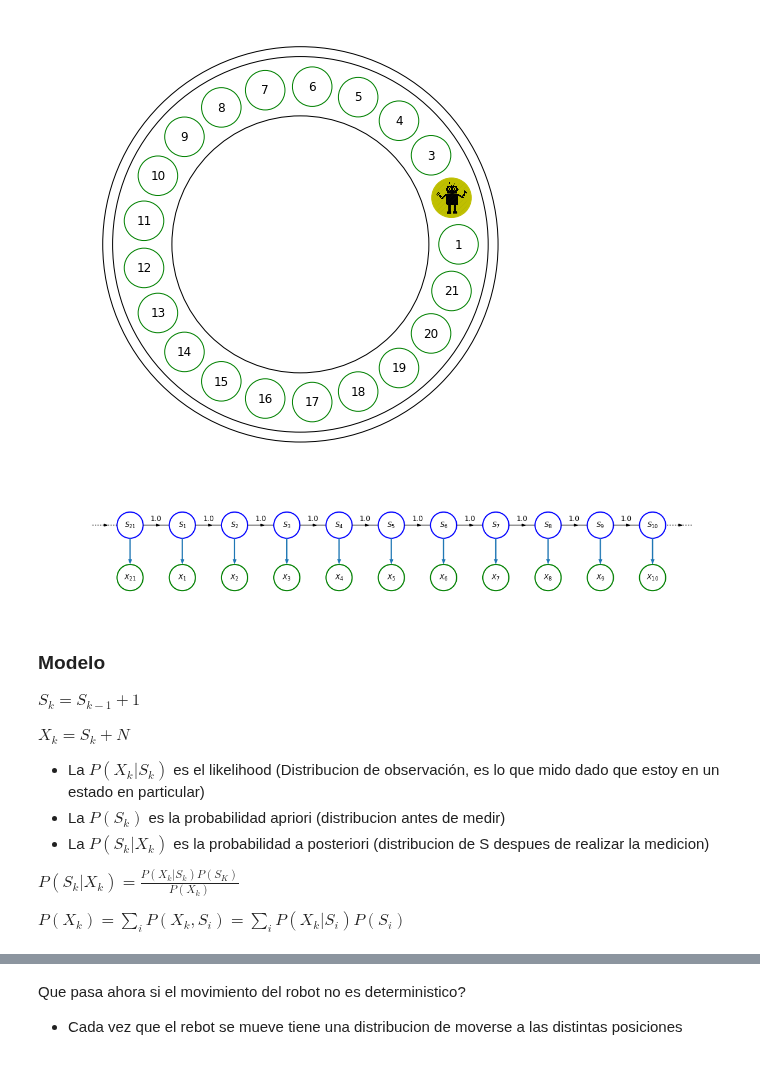
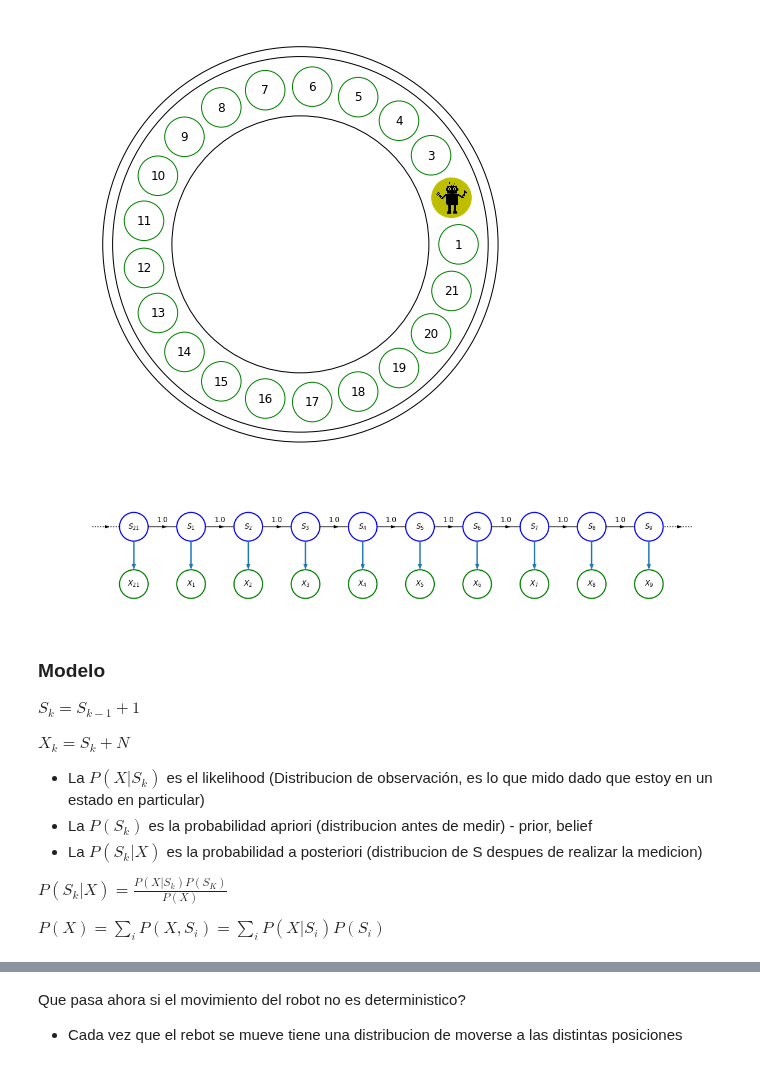
Before and after one commit to jganzabal/Kalman-as-Recursive-Bayesian-Estimation, a Jupyter notebook: Kalman filters.ipynb, the cells around one changed output, grey strips where cells are left out. Saved outputs shown, nothing was run; the diff lists cells and outputs as text; code cells hidden in the pictures.

```diff
--- a/Kalman filters.ipynb
+++ b/Kalman filters.ipynb
@@ -21,39 +21,20 @@ Toy example:
 kalman.plot_robot_room(N = 21, loc = 2)
 # %% [output]
 [figure]
-# %%
-import draw_hmm as hmm
-plt.figure(figsize = (20,10))
-state = 1
-hmm.draw_state(state = state, state_label = 21)
-hmm.draw_transition(state1 = state, state2 = state+1, text = 1.0)
-hmm.draw_observed(state = state, state_label = 21)
-N_states = 10
-for s in range(N_states):
-    state = state + 1
-    hmm.draw_state(state = state, state_label = state-1)
-    #hmm.draw_self_transition(state = state)
-    if s<(N_states-1):
-        hmm.draw_transition(state1 = state, state2 = state+1, text = 1.0)
-    hmm.draw_observed(state = state, state_label = state-1)
-
-hmm.draw_infinite(state, state+1)
-plt.axis('scaled')
-plt.axis('off')
-
-plt.show()
-# %% [output]
-[figure, removed]
+# %%
+hmm.plot_basic_hmm_model(N = 21, N_states_visible = 10, circular = True, stay_step_prob = 0, one_step_prob = 1.0, two_step_prob = 0)
+# %% [output]
+[figure, added]
 # %% [markdown]
 ### Modelo
 $S_k = S_{k-1} + 1$
 
 $X_k = S_k + N$
 
-- La $P(X_k|S_k)$ es el likelihood (Distribucion de observación, es lo que mido dado que estoy en un estado en particular)
-- La $P(S_k)$ es la probabilidad apriori (distribucion antes de medir)
-- La $P(S_k|X_k)$ es la probabilidad a posteriori (distribucion de S despues de realizar la medicion)
+- La $P(X|S_k)$ es el likelihood (Distribucion de observación, es lo que mido dado que estoy en un estado en particular)
+- La $P(S_k)$ es la probabilidad apriori (distribucion antes de medir) - prior, belief
+- La $P(S_k|X)$ es la probabilidad a posteriori (distribucion de S despues de realizar la medicion)
 
-$P(S_k|X_k) = \frac{P(X_k|S_k)P(S_K)}{P(X_k)}$
+$P(S_k|X) = \frac{P(X|S_k)P(S_K)}{P(X)}$
 
-$P(X_k) = \sum_i{P(X_k,S_i)} = \sum_i{P(X_k|S_i)P(S_i)}$
+$P(X) = \sum_i{P(X,S_i)} = \sum_i{P(X|S_i)P(S_i)}$
```
Also changed, not shown: parts of 14 cells of this notebook, 2 other files.
